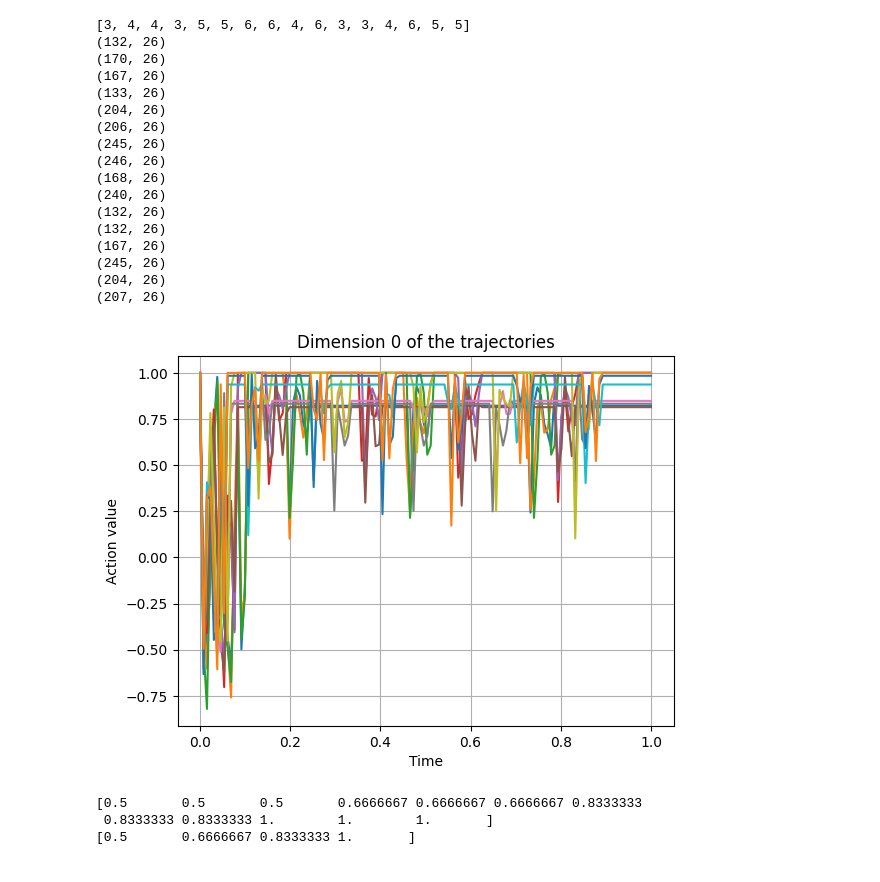
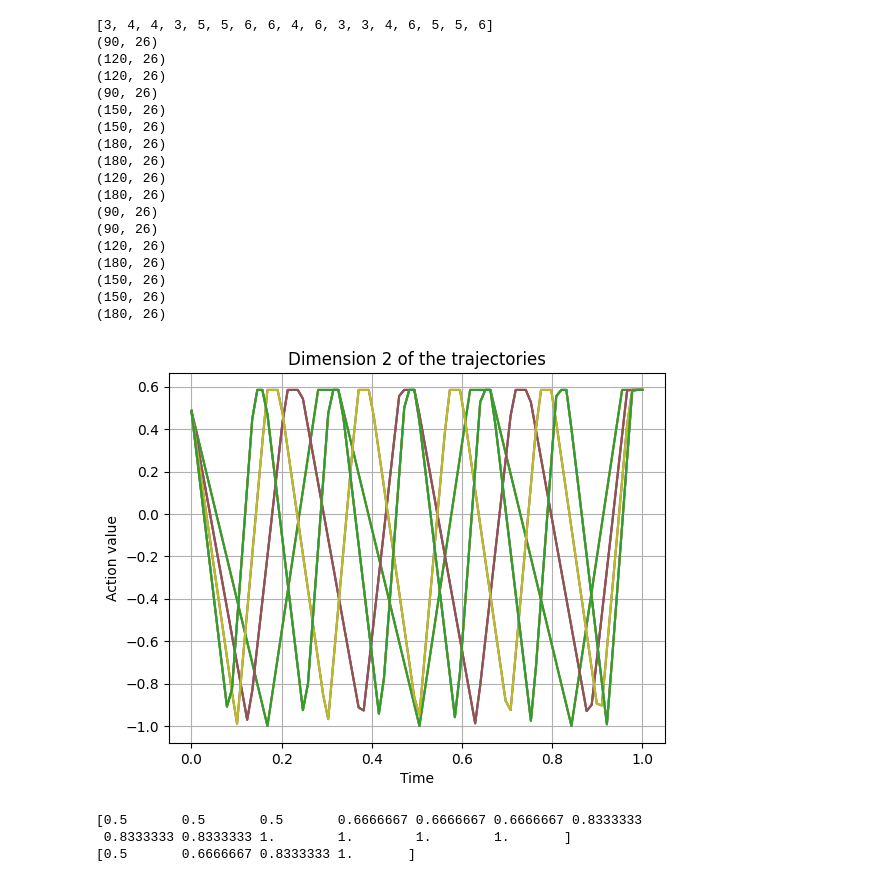
Before and after one commit to yildirimyigit/pemp, a Jupyter notebook: sim/data/process_data.ipynb, the cells around one changed output. Cells and saved outputs as stored; diff of their text form; code cells hidden in the pictures.

Commit message:
updates for the new dataset in processed_clean (raw_clean_taps)

```diff
--- a/sim/data/process_data.ipynb
+++ b/sim/data/process_data.ipynb
@@ -8,7 +8,7 @@ from pathlib import Path
 
 trajectories = []
 frequencies = []
-for npz_file in Path("raw").glob("*.npz"):
+for npz_file in Path("raw_clean_taps").glob("*.npz"):
     data = np.load(npz_file)
     trajectories.append(data["actions"])
     frequencies.append(data["num_strikes"].item())
@@ -19,23 +19,24 @@ for i in range(len(trajectories)):
     print(trajectories[i].shape)
     min_len = min(min_len, trajectories[i].shape[0])
 # %% [output]
-[3, 4, 4, 3, 5, 5, 6, 6, 4, 6, 3, 3, 4, 6, 5, 5]
-(132, 26)
-(170, 26)
-(167, 26)
-(133, 26)
-(204, 26)
-(206, 26)
-(245, 26)
-(246, 26)
-(168, 26)
-(240, 26)
-(132, 26)
-(132, 26)
-(167, 26)
-(245, 26)
-(204, 26)
-(207, 26)
+[3, 4, 4, 3, 5, 5, 6, 6, 4, 6, 3, 3, 4, 6, 5, 5, 6]
+(90, 26)
+(120, 26)
+(120, 26)
+(90, 26)
+(150, 26)
+(150, 26)
+(180, 26)
+(180, 26)
+(120, 26)
+(180, 26)
+(90, 26)
+(90, 26)
+(120, 26)
+(180, 26)
+(150, 26)
+(150, 26)
+(180, 26)
 # %%
 # Donwsample all trajectories to the same length (min_len) using linear interpolation
 downsampled_trajectories = []
@@ -87,25 +88,25 @@ np.save("processed/g_test.npy", g_test)
 # %%
 # Plot one diemension of the trajectories to verify
 import matplotlib.pyplot as plt
-dim = 0
+dim = 2
 for i in range(len(x)):
     # if g[i] == 5:  # Only plot trajectories with frequency 1 for clarity
     plt.plot(x[i], y[i][:, dim], label=f"Train - freq {g[i]}")
 # for i in range(len(x_test)):
     # plt.plot(x_test[i], y_test[i][:, dim], label=f"Test - freq {g_test[i]}")
 
 plt.grid()  # Add grid for better visibility
 # plt.legend()
 plt.title(f"Dimension {dim} of the trajectories")
 plt.xlabel("Time")
 plt.ylabel("Action value")
 plt.show()
 # %% [output]
-[figure, old version]
+[figure, new version]
 # %%
 print(g)
 print(g_test)
 # %% [output]
 [0.5       0.5       0.5       0.6666667 0.6666667 0.6666667 0.8333333
- 0.8333333 0.8333333 1.        1.        1.       ]
+ 0.8333333 0.8333333 1.        1.        1.        1.       ]
 [0.5       0.6666667 0.8333333 1.       ]
```
Also changed, not shown: parts of 1 cell of this notebook.
